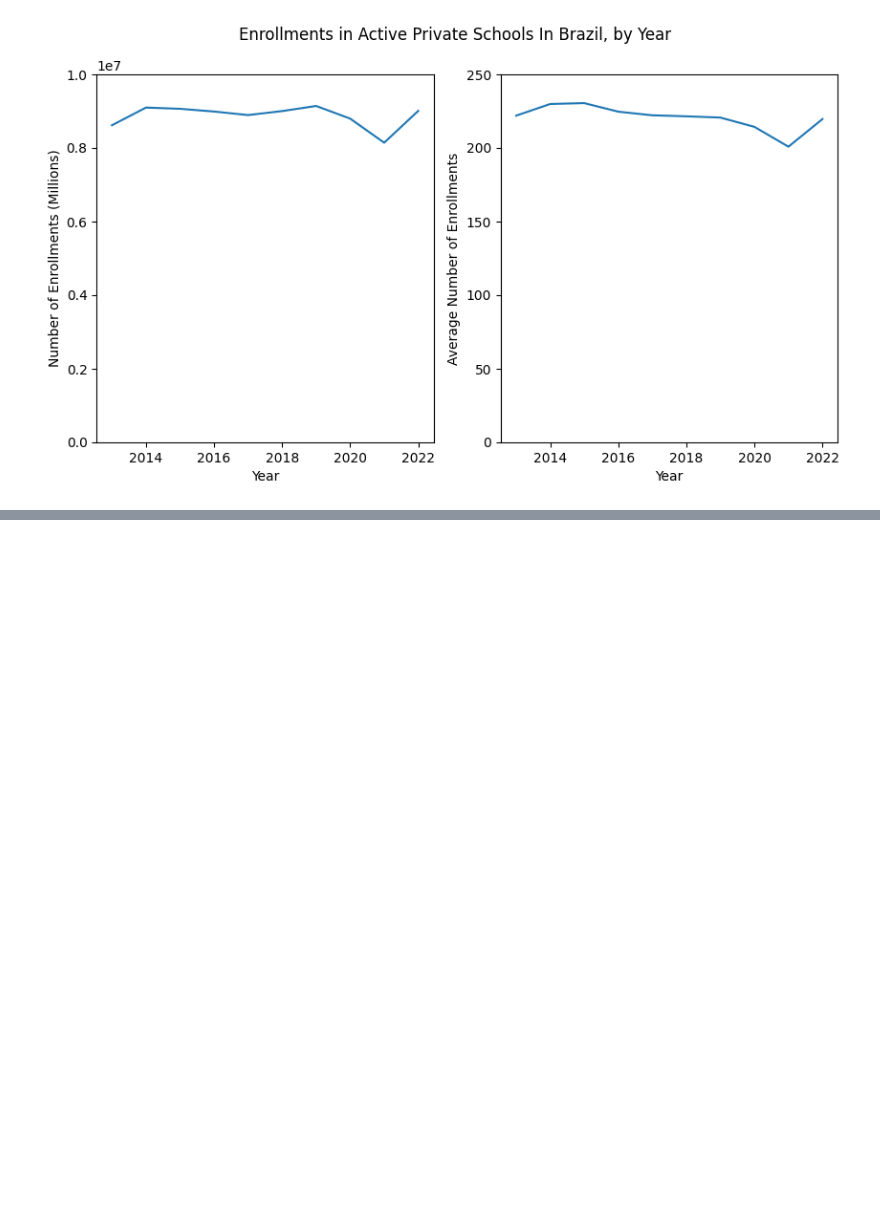
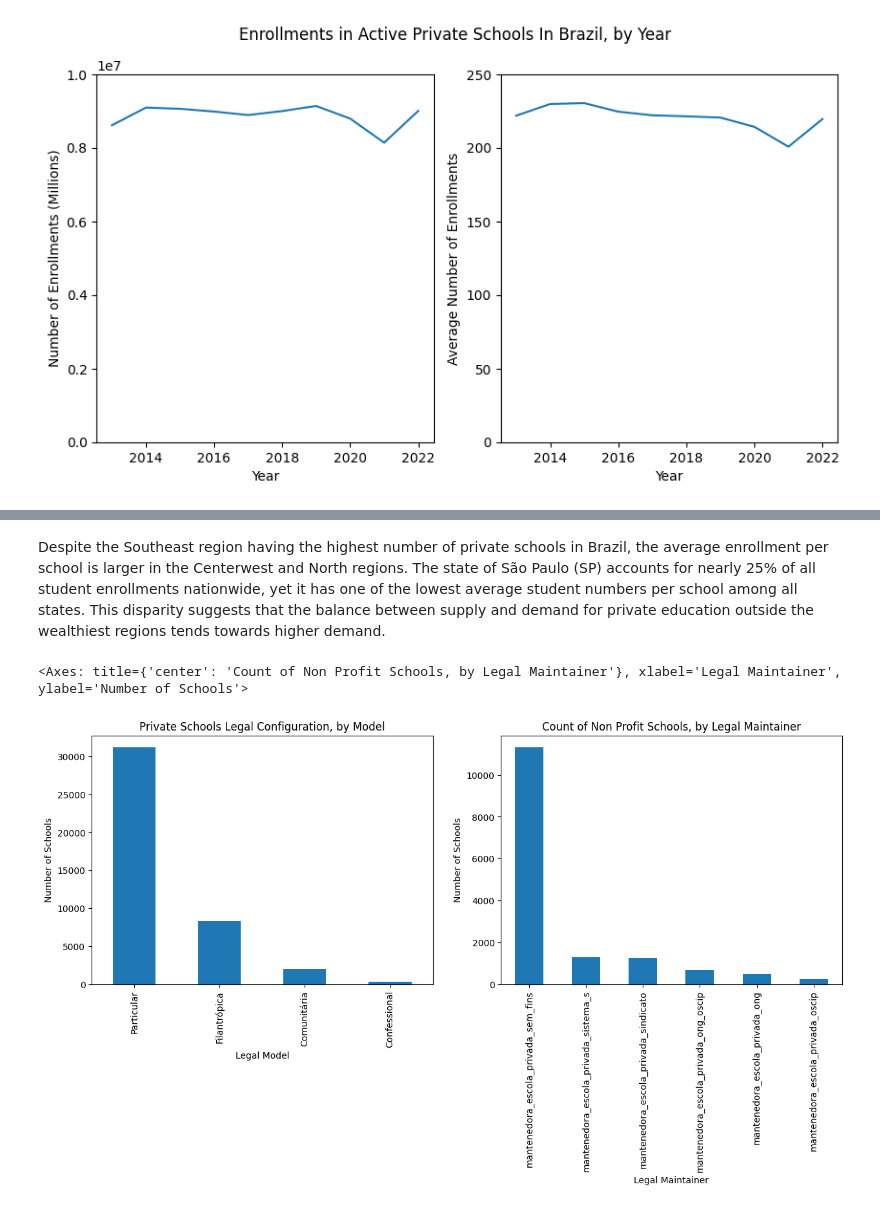
Before and after one commit to henriquefreitassouza/analysis, a Jupyter notebook: Private Schools in Brazil.ipynb, the cells around one changed output, grey strips where cells are left out. Drawn from its saved outputs; the diff is of its cells as text; code cells hidden in the pictures; blank space fills up the shorter version.

```diff
--- a/Private Schools in Brazil.ipynb
+++ b/Private Schools in Brazil.ipynb
@@ -136,0 +137,33 @@ Despite the increase in the number of schools between 2021 and 2022, the number
+# %%
+# Adding regions in the dataframe will allow for breakdowns by one of the five brazilian regions. The original dataset have this property already, but was removed after normalization.
+regions = {
+    'AC': 'North',
+    'AP': 'North',
+    'AM': 'North',
+    'PA': 'North',
+    'RO': 'North',
+    'RR': 'North',
+    'TO': 'North',
+    'AL': 'Northeast',
+    'BA': 'Northeast',
+    'MA': 'Northeast',
+    'CE': 'Northeast',
+    'PB': 'Northeast',
+    'PE': 'Northeast',
+    'PI': 'Northeast',
+    'RN': 'Northeast',
+    'SE': 'Northeast',
+    'DF': 'Centerwest',
+    'GO': 'Centerwest',
+    'MT': 'Centerwest',
+    'MS': 'Centerwest',
+    'ES': 'Southeast',
+    'MG': 'Southeast',
+    'RJ': 'Southeast',
+    'SP': 'Southeast',
+    'PR': 'South',
+    'RS': 'South',
+    'SC': 'South'
+}
+
+df_2022['region'] = df['sigla_uf'].apply(lambda x: regions[x])
@@ -143,0 +218,15 @@ df[df['ano'] == 2022]['sigla_uf'].value_counts().plot.bar(ax = axes[0], xlabel =
+# %% [markdown]
+Despite the Southeast region having the highest number of private schools in Brazil, the average enrollment per school is larger in the Centerwest and North regions. The state of São Paulo (SP) accounts for nearly 25% of all student enrollments nationwide, yet it has one of the lowest average student numbers per school among all states. This disparity suggests that the balance between supply and demand for private education outside the wealthiest regions tends towards higher demand.
+# %%
+fig, axes = plt.subplots(1, 2, figsize = (15, 5))
+
+pd.DataFrame(df_2022['tipo_categoria_escola_privada'].value_counts()).rename(index = {1: 'Particular', 2: 'Comunitária', 3: 'Confessional', 4: 'Filantrópica' }).plot.bar(ax = axes[0], legend = False, title = 'Private Schools Legal Configuration, by Model', xlabel = 'Legal Model', ylabel = 'Number of Schools')
+df_2022[['mantenedora_escola_privada_ong',
+'mantenedora_escola_privada_oscip',
+'mantenedora_escola_privada_ong_oscip',
+'mantenedora_escola_privada_sindicato',
+'mantenedora_escola_privada_sistema_s',
+'mantenedora_escola_privada_sem_fins']].sum().sort_values(ascending = False).plot.bar(ax = axes[1], title = 'Count of Non Profit Schools, by Legal Maintainer', xlabel = 'Legal Maintainer', ylabel = 'Number of Schools')
+# %% [output]
+<Axes: title={'center': 'Count of Non Profit Schools, by Legal Maintainer'}, xlabel='Legal Maintainer', ylabel='Number of Schools'>
+[figure, added]
```
Also changed, not shown: parts of 21 cells of this notebook.
